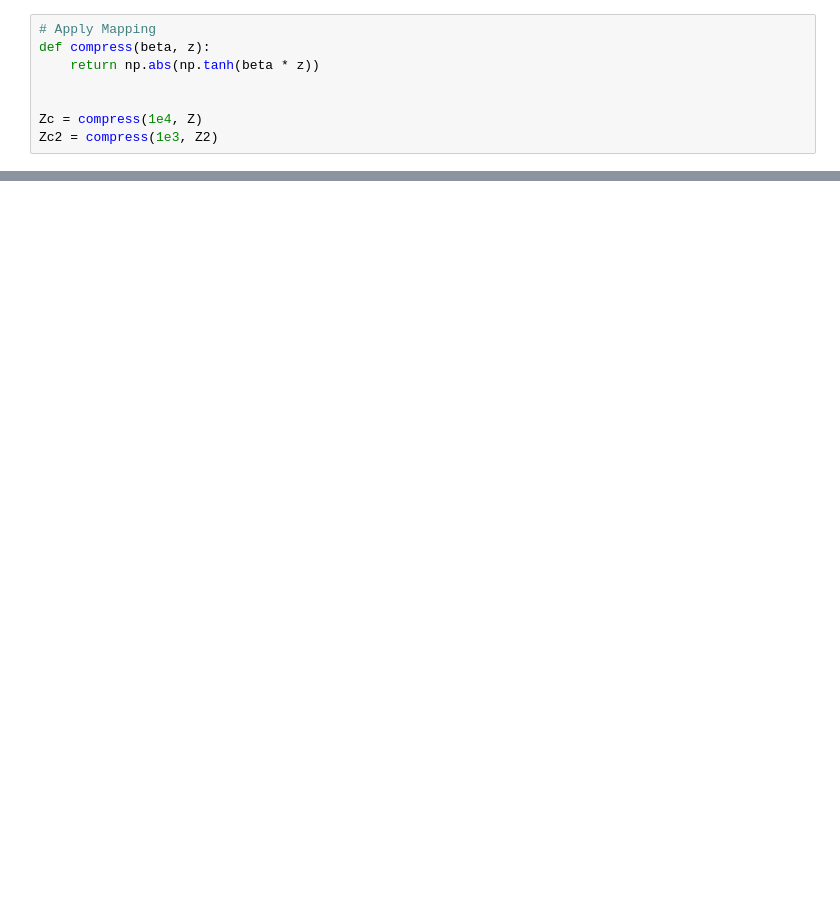
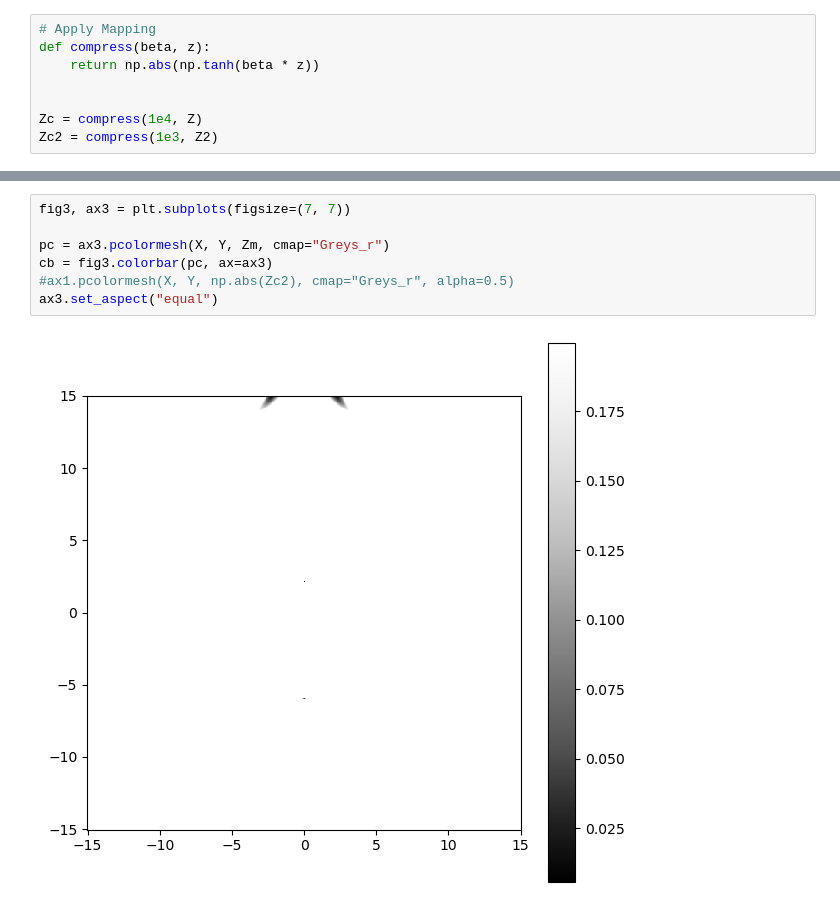
Before and after one commit to HollenLab/QPI-Scattering, a Jupyter notebook: CAnalytics/conditions.ipynb, the cells around one changed output, grey strips where cells are left out. Saved outputs shown, nothing was run; the diff lists cells and outputs as text; blank space fills up the shorter version.

```diff
--- a/CAnalytics/conditions.ipynb
+++ b/CAnalytics/conditions.ipynb
@@ -39,0 +62,9 @@ ax1.set_aspect("equal")
+# %%
+fig3, ax3 = plt.subplots(figsize=(7, 7))
+
+pc = ax3.pcolormesh(X, Y, Zm, cmap="Greys_r")
+cb = fig3.colorbar(pc, ax=ax3)
+#ax1.pcolormesh(X, Y, np.abs(Zc2), cmap="Greys_r", alpha=0.5)
+ax3.set_aspect("equal")
+# %% [output]
+[figure, added]
```
Also changed, not shown: parts of 14 cells of this notebook, 5 other files.
